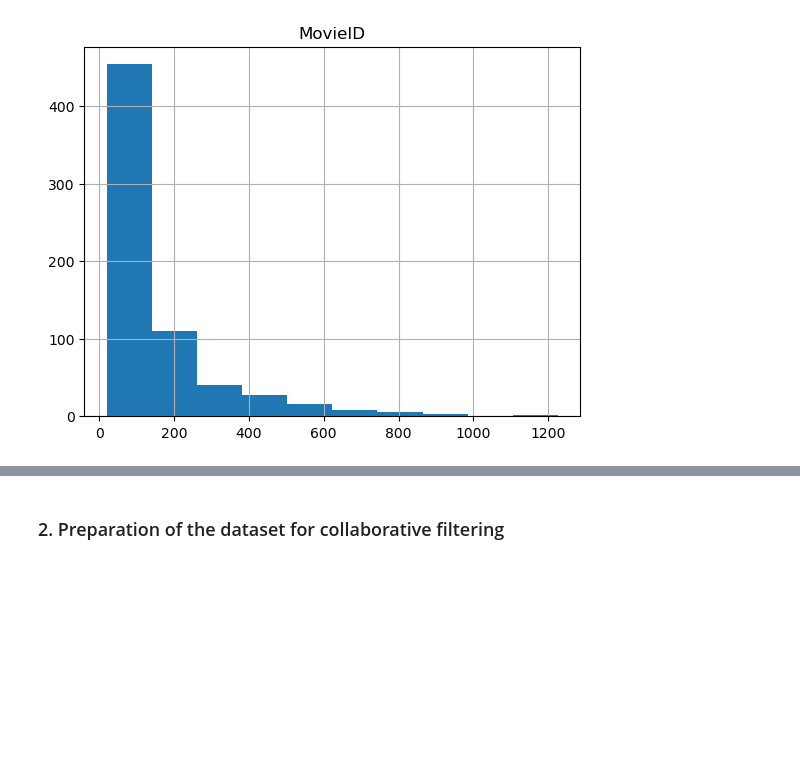
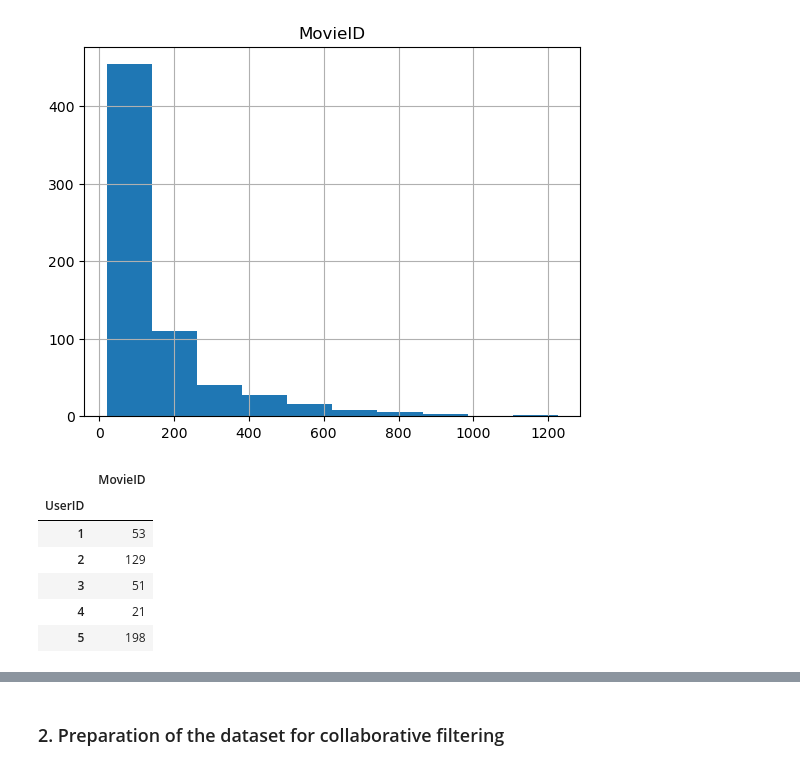
Before and after one commit to smazoyerdatascience/Recommender_systems, a Jupyter notebook: Notebooks/POC_Collaborative_filtering_RS.ipynb, the cells around one changed output, grey strips where cells are left out. Cells and saved outputs as stored; diff of their text form; code cells hidden in the pictures; blank space fills up the shorter version.

```diff
--- a/Notebooks/POC_Collaborative_filtering_RS.ipynb
+++ b/Notebooks/POC_Collaborative_filtering_RS.ipynb
@@ -143,3 +143,14 @@ nb_ratings_per_user.hist()
 # %% [output]
 array([[<Axes: title={'center': 'MovieID'}>]], dtype=object)
 [figure]
+# %%
+# We select only users with 40 or more ratings
+nb_ratings_per_user.head()
+# %% [output]
+|  | MovieID |
+| UserID |  |
+| 1 | 53 |
+| 2 | 129 |
+| 3 | 51 |
+| 4 | 21 |
+| 5 | 198 |
```
Also changed, not shown: parts of 4 cells of this notebook.
